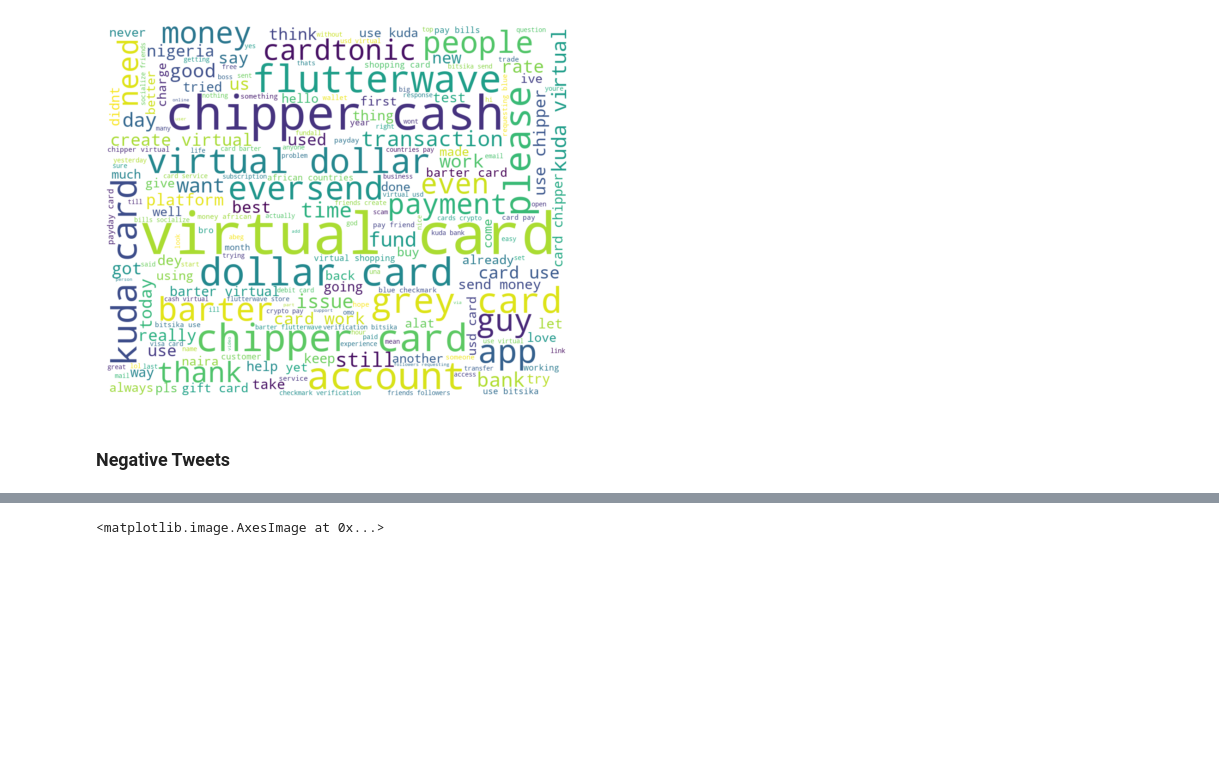
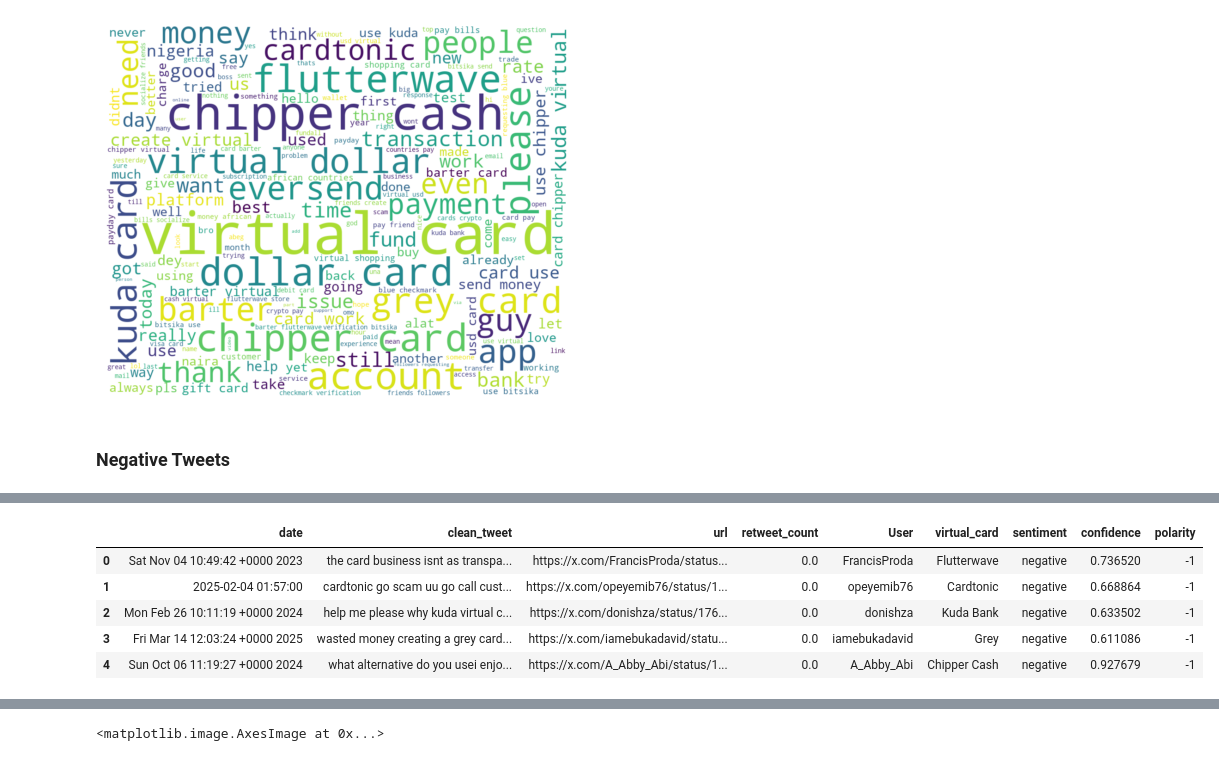
Before and after one commit to Anelawrence/Twitter-Sentiment-Analysis-Virtual-Cards, a Jupyter notebook: virtual_card_sentiment_analysis.ipynb, the cells around one changed output, grey strips where cells are left out. Saved outputs shown, nothing was run; the diff lists cells and outputs as text; code cells hidden in the pictures; blank space fills up the shorter version.

```diff
--- a/virtual_card_sentiment_analysis.ipynb
+++ b/virtual_card_sentiment_analysis.ipynb
@@ -852,0 +877,9 @@ negative_df.shape
+# %%
+shuffled_df.head()
+# %% [output]
+|  | date | clean_tweet | url | retweet_count | User | virtual_card | sentiment | confidence | polarity |
+| 0 | Sat Nov 04 10:49:42 +0000 2023 | the card business isnt as transpa... | https://x.com/FrancisProda/status... | 0.0 | FrancisProda | Flutterwave | negative | 0.736520 | -1 |
+| 1 | 2025-02-04 01:57:00 | cardtonic go scam uu go call cust... | https://x.com/opeyemib76/status/1... | 0.0 | opeyemib76 | Cardtonic | negative | 0.668864 | -1 |
+| 2 | Mon Feb 26 10:11:19 +0000 2024 | help me please why kuda virtual c... | https://x.com/donishza/status/176... | 0.0 | donishza | Kuda Bank | negative | 0.633502 | -1 |
+| 3 | Fri Mar 14 12:03:24 +0000 2025 | wasted money creating a grey card... | https://x.com/iamebukadavid/statu... | 0.0 | iamebukadavid | Grey | negative | 0.611086 | -1 |
+| 4 | Sun Oct 06 11:19:27 +0000 2024 | what alternative do you usei enjo... | https://x.com/A_Abby_Abi/status/1... | 0.0 | A_Abby_Abi | Chipper Cash | negative | 0.927679 | -1 |
```
Also changed, not shown: parts of 17 cells of this notebook, 1 other file.
